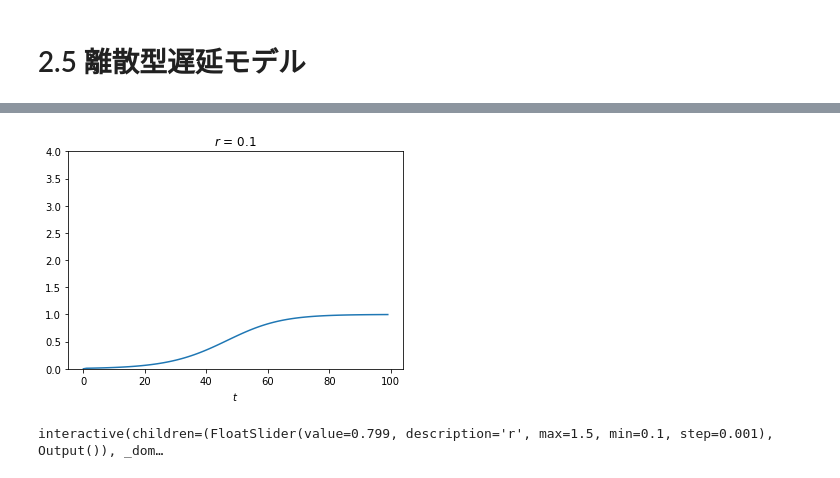
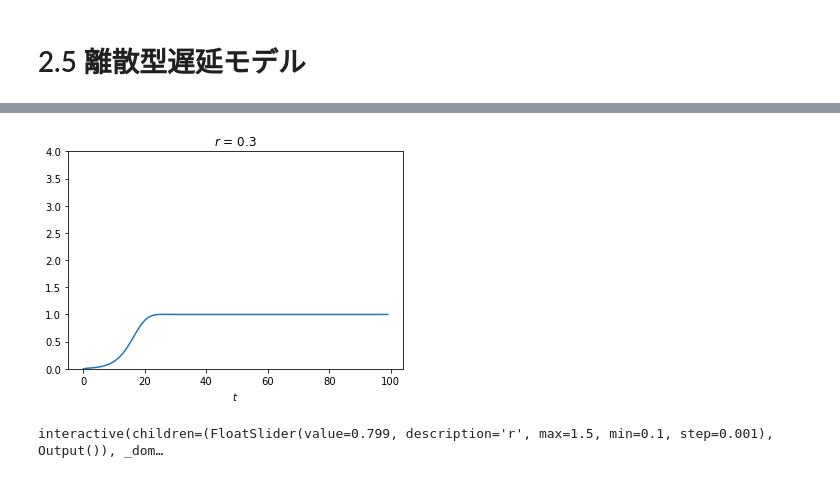
Before and after one commit to Emiri-W/murray, a Jupyter notebook: notebook/murray2_5.ipynb, the cells around one changed output, grey strips where cells are left out. Saved outputs shown, nothing was run; the diff lists cells and outputs as text; code cells hidden in the pictures.

```diff
--- a/notebook/murray2_5.ipynb
+++ b/notebook/murray2_5.ipynb
@@ -35,10 +44,10 @@ def sim_and_plot(r, xi, T):
 # %%
-r = 0.1
+r = 0.3
 xi = [0, 0.01]
 T = 100
 sim_and_plot(r, xi, T)
 # %% [output]
-[figure, old version]
+[figure, new version]
 # %%
 r = 0.1
 xi = [0, 0.01]
```
Also changed, not shown: parts of 1 cell of this notebook, 1 other file.
